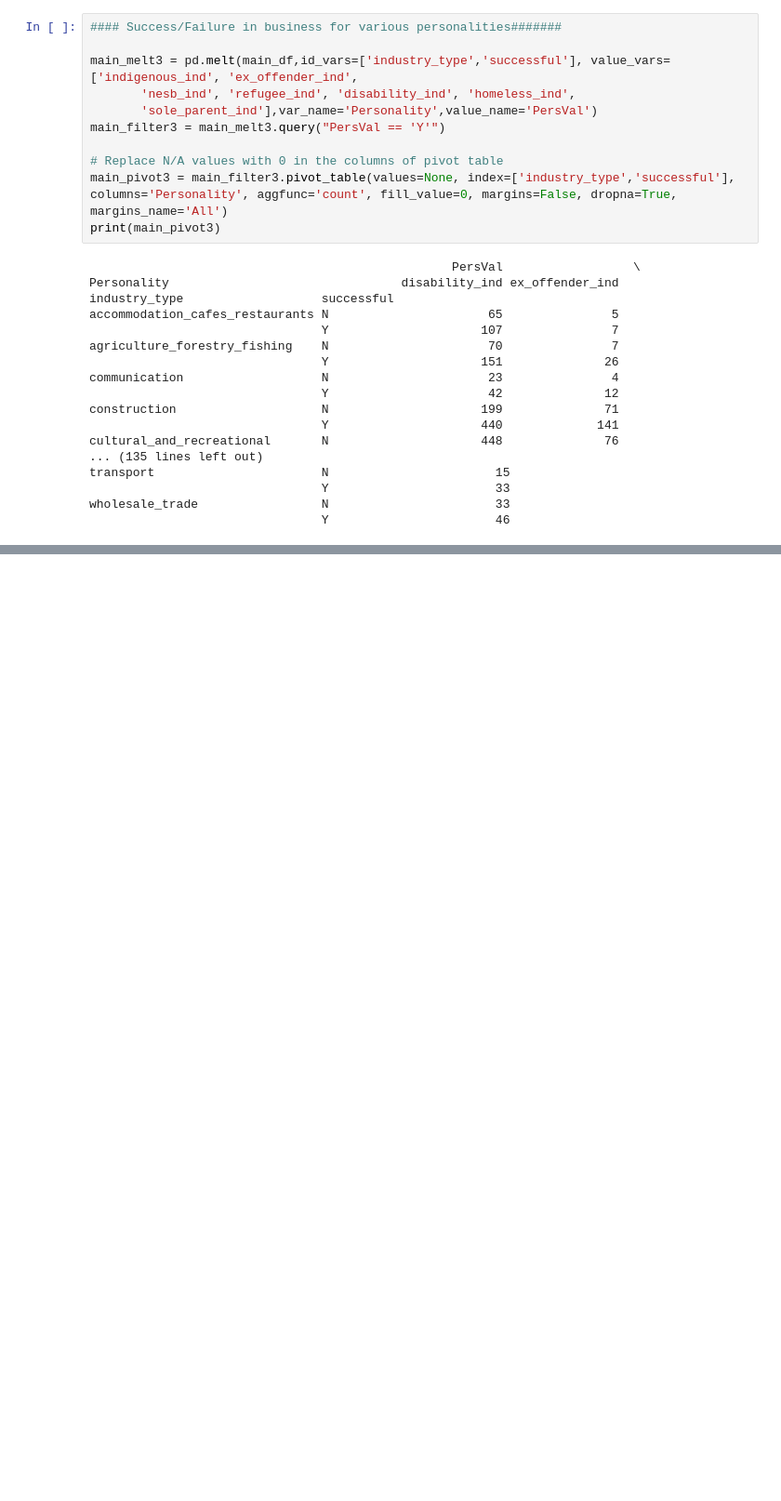
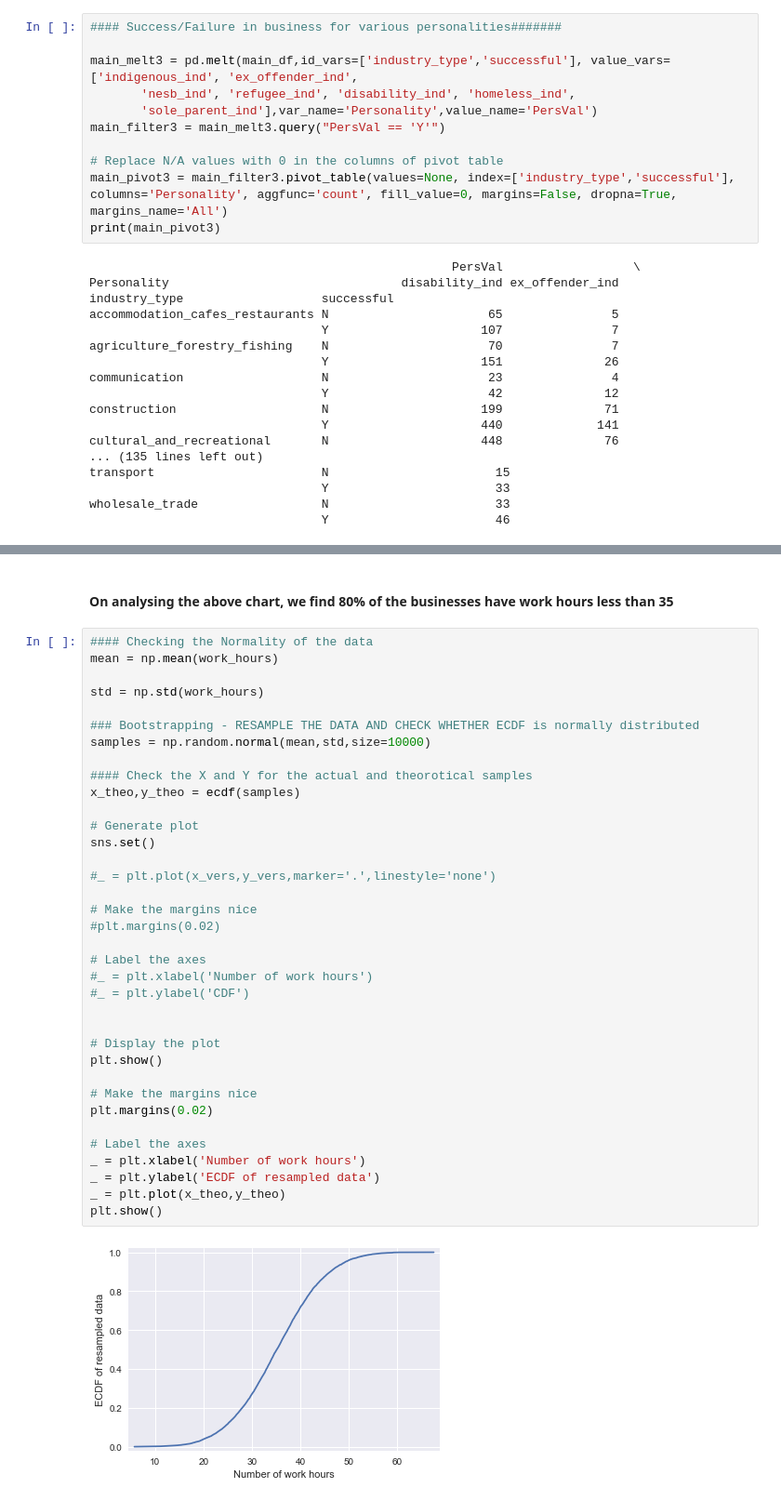
Before and after one commit to vsrajesh1/Capstone_Project_1, a Jupyter notebook: Capstone1_Inferential_Stats_on_Data.ipynb, the cells around one changed output, grey strips where cells are left out. Shown: that part at 93% size. Cells and saved outputs as stored; diff of their text form; blank space fills up the shorter version.

```diff
--- a/Capstone1_Inferential_Stats_on_Data.ipynb
+++ b/Capstone1_Inferential_Stats_on_Data.ipynb
@@ -139,0 +238,40 @@ See the caveats in the documentation: http://pandas.pydata.org/pandas-docs/stabl
+# %% [markdown]
+#### On analysing the above chart, we find 80% of the businesses have work hours less than 35
+# %%
+#### Checking the Normality of the data
+mean = np.mean(work_hours)
+
+std = np.std(work_hours)
+
+### Bootstrapping - RESAMPLE THE DATA AND CHECK WHETHER ECDF is normally distributed
+samples = np.random.normal(mean,std,size=10000)
+
+#### Check the X and Y for the actual and theorotical samples
+x_theo,y_theo = ecdf(samples)
+
+# Generate plot
+sns.set()
+
+#_ = plt.plot(x_vers,y_vers,marker='.',linestyle='none')
+
+# Make the margins nice
+#plt.margins(0.02)
+
+# Label the axes
+#_ = plt.xlabel('Number of work hours')
+#_ = plt.ylabel('CDF')
+
+
+# Display the plot
+plt.show()
+
+# Make the margins nice
+plt.margins(0.02)
+
+# Label the axes
+_ = plt.xlabel('Number of work hours')
+_ = plt.ylabel('ECDF of resampled data')
+_ = plt.plot(x_theo,y_theo)
+plt.show()
+# %% [output]
+[figure, added]
```
Also changed, not shown: parts of 22 cells of this notebook.
